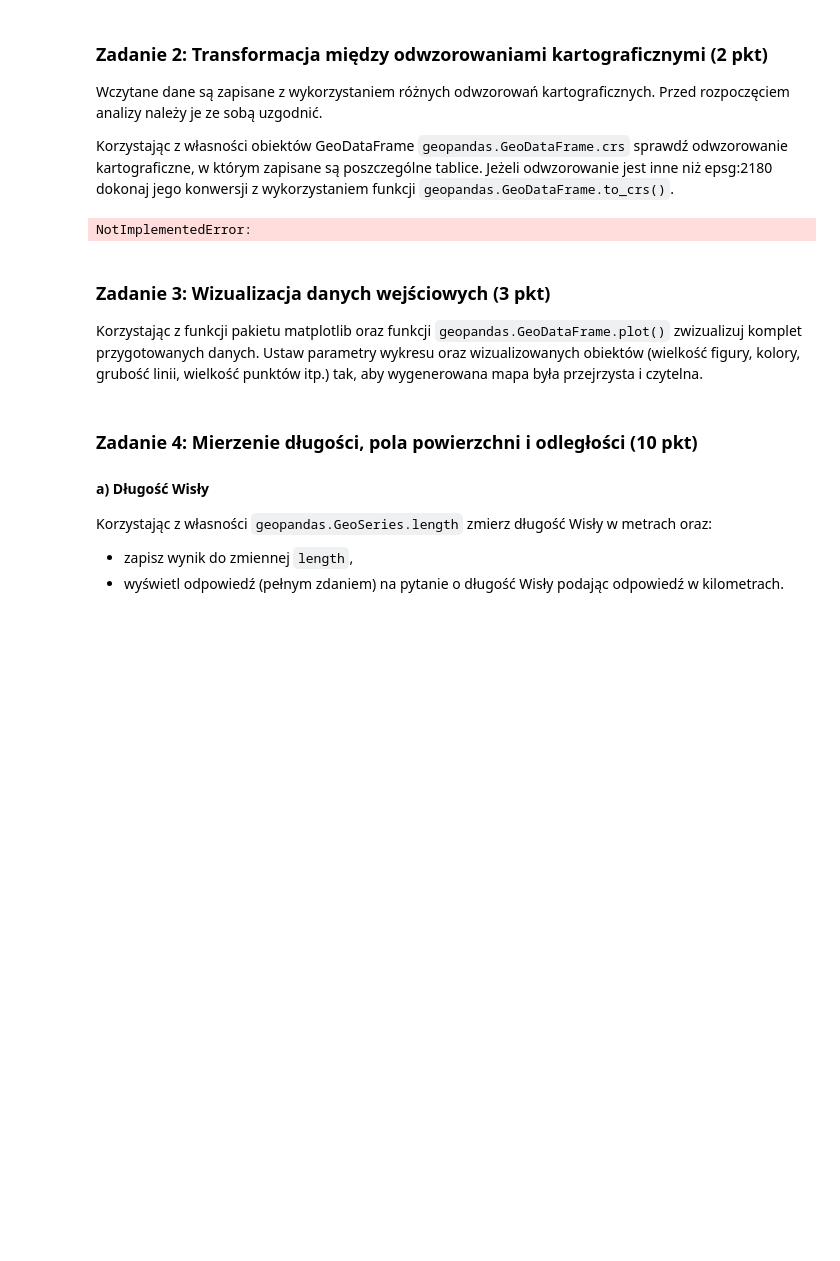
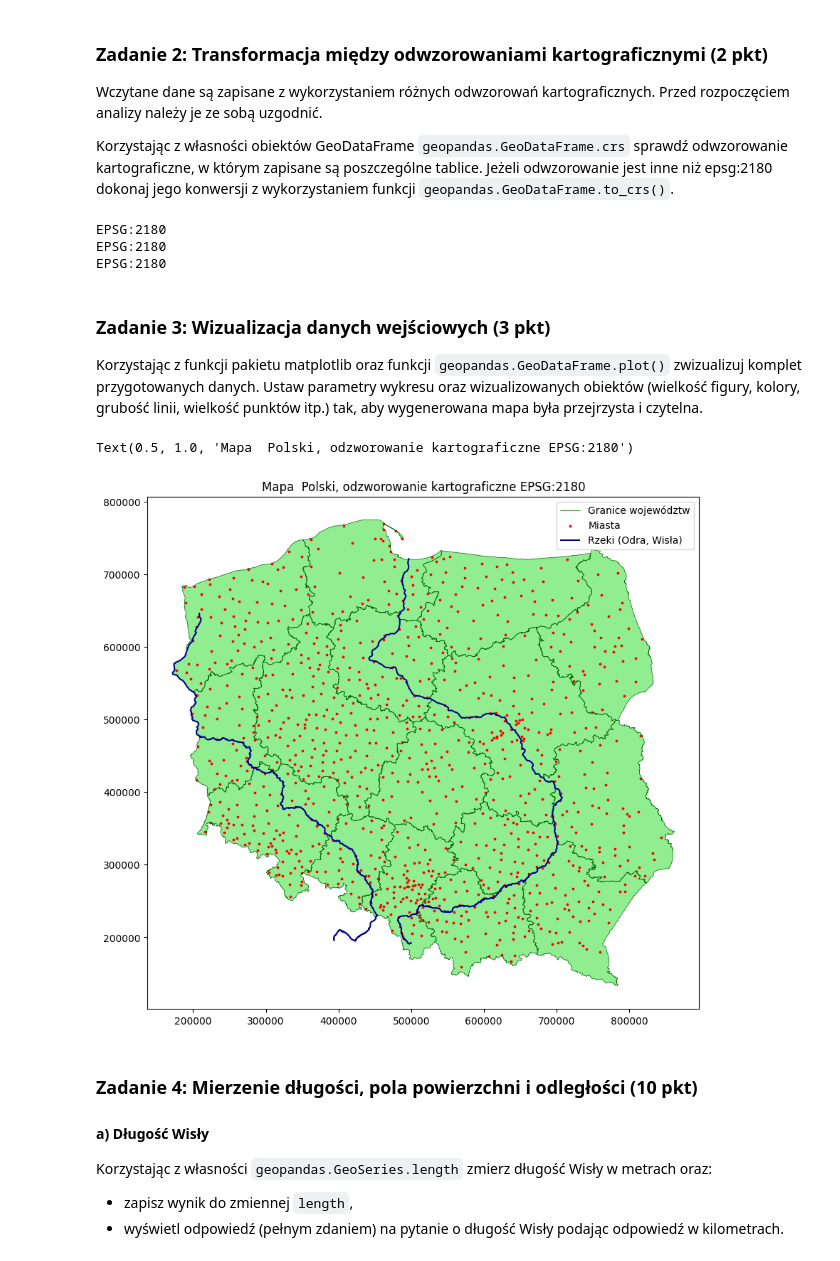
Before and after one commit to zuzannabrauer/spatialDataAnalysis, a Jupyter notebook: ZZ07.ipynb, the cells around one changed output. Drawn from its saved outputs; the diff is of its cells as text; code cells hidden in the pictures; blank space fills up the shorter version.

```diff
--- a/ZZ07.ipynb
+++ b/ZZ07.ipynb
@@ -104,6 +104,10 @@ assert miasta.shape == (964, 2)
 assert list(miasta.columns) == ['Nazwa', 'geometry']
 # %%
 # Rzeki
+df_rzeki = gpd.read_file("Rzeki.zip")
+rzeki =  pd.concat([df_rzeki[df_rzeki["NAZ_RZEKI"]=="Odra"], df_rzeki[df_rzeki["NAZ_RZEKI"]=="Wisła"]])
+rzeki=gpd.GeoDataFrame({'Nazwa':rzeki["NAZ_RZEKI"],'geometry':rzeki["geometry"]})
+rzeki
 # %% [output]
 |  | Nazwa | geometry |
 | 0 | Odra | MULTILINESTRING ((17.52056 49.613... |
@@ -120,10 +124,20 @@ Wczytane dane są zapisane z wykorzystaniem różnych odwzorowań kartograficzny
 
 Korzystając z własności obiektów GeoDataFrame `geopandas.GeoDataFrame.crs` sprawdź odwzorowanie kartograficzne, w którym zapisane są poszczególne tablice. Jeżeli odwzorowanie jest inne niż epsg:2180 dokonaj jego konwersji z wykorzystaniem funkcji `geopandas.GeoDataFrame.to_crs()`.
 # %%
-# YOUR CODE HERE
-raise NotImplementedError()
+if wojewodztwa.crs!="epsg:2180":
+   wojewodztwa = wojewodztwa.to_crs(2180)
+if miasta.crs!="epsg:2180":
+   miasta = miasta.to_crs(2180)
+if rzeki.crs!="epsg:2180":
+   rzeki = rzeki.to_crs(2180)
+
+print(wojewodztwa.crs)
+print(miasta.crs)
+print(rzeki.crs)
 # %% [output]
-NotImplementedError:
+EPSG:2180
+EPSG:2180
+EPSG:2180
 # %%
 # Komórka testowa
 assert wojewodztwa.crs == "epsg:2180"
@@ -134,8 +148,16 @@ assert rzeki.crs == "epsg:2180"
 
 Korzystając z funkcji pakietu matplotlib oraz funkcji `geopandas.GeoDataFrame.plot()` zwizualizuj komplet przygotowanych danych. Ustaw parametry wykresu oraz wizualizowanych obiektów (wielkość figury, kolory, grubość linii, wielkość punktów itp.) tak, aby wygenerowana mapa była przejrzysta i czytelna.
 # %%
-# YOUR CODE HERE
-raise NotImplementedError()
+fig,ax=plt.subplots(figsize=(10,10))
+wojewodztwa.plot(ax=ax, color = 'lightgreen' )
+wojewodztwa.boundary.plot(ax=ax, color = 'darkgreen', linewidth=0.5)
+miasta.plot(ax=ax, color = 'red', markersize = 3)
+rzeki.plot(ax=ax, color='darkblue', markersize=5)
+ax.legend(['Granice województw','Miasta','Rzeki (Odra, Wisła)'])
+ax.set_title('Mapa  Polski, odzworowanie kartograficzne EPSG:2180')
+# %% [output]
+Text(0.5, 1.0, 'Mapa  Polski, odzworowanie kartograficzne EPSG:2180')
+[figure, added]
 # %% [markdown]
 ### Zadanie 4: Mierzenie długości, pola powierzchni i odległości (10 pkt)
 
```
Also changed, not shown: parts of 5 cells of this notebook.
